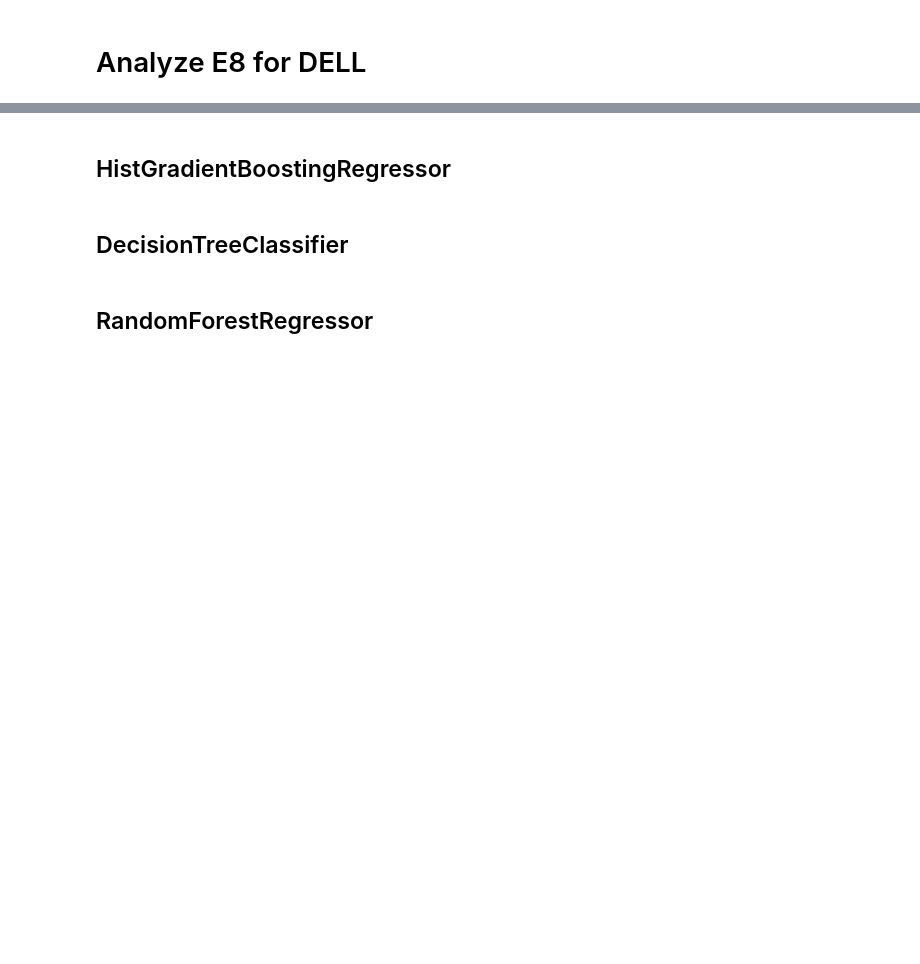
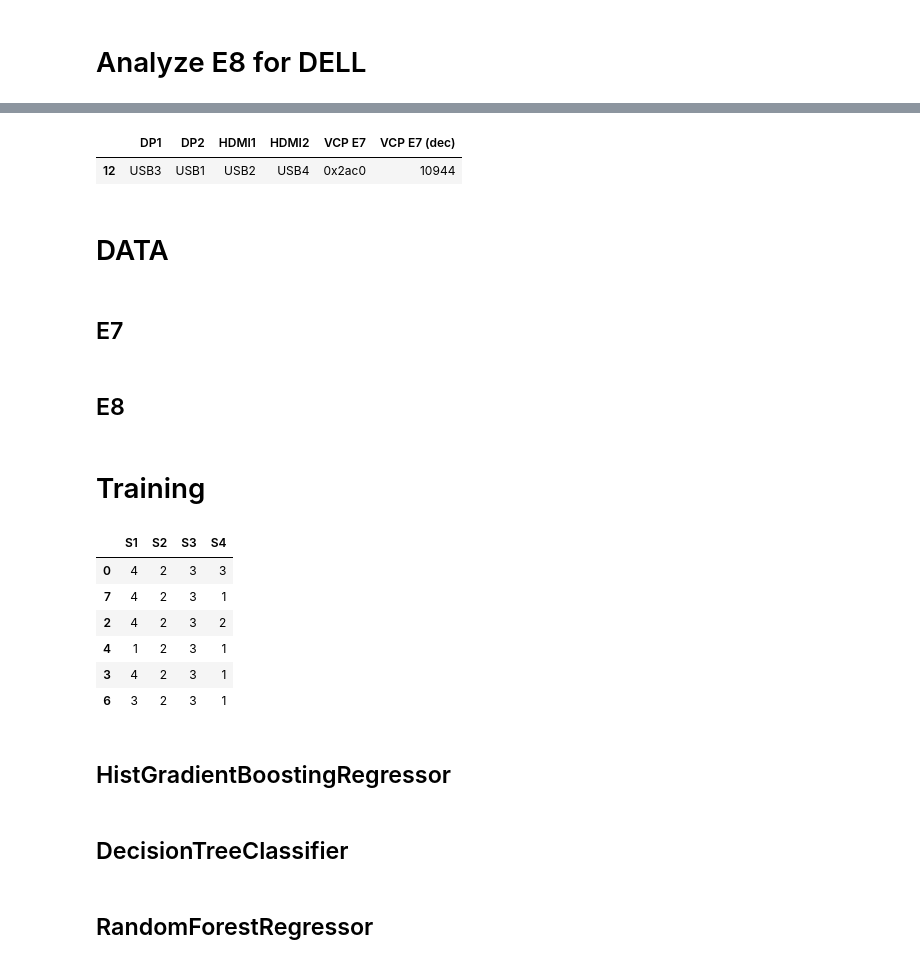
Before and after one commit to ekamil/dell-ddc-documentation, a Jupyter notebook: analyse_inputs.ipynb, the cells around one changed output, grey strips where cells are left out. Cells and saved outputs as stored; diff of their text form; code cells hidden in the pictures; blank space fills up the shorter version.

```diff
--- a/analyse_inputs.ipynb
+++ b/analyse_inputs.ipynb
@@ -138,0 +132,33 @@ filtered_df
+# %%
+import pandas as pd
+from itertools import product
+
+
+windows = set(product([s.name for s in KvmUSBIdx], repeat=4))
+windows = list(filter(lambda ws: len(set(ws)) == len(ws), windows))
+
+
+df = pd.DataFrame(windows, columns=["DP1", "DP2", "HDMI1", "HDMI2"])
+df["VCP E7"] = df.apply(
+    lambda row: hex(model_kvm_inputs_by_names(*row.values[0:4])), axis=1
+)
+df["VCP E7 (dec)"] = df.apply(lambda row: int(row["VCP E7"], base=16), axis=1)
+df.sort_values(
+    ["DP1", "DP2", "HDMI1", "HDMI2"], inplace=True, ignore_index=True
+)
+df
+
+filtered_df = df[
+    (df["DP1"] == "USB3")
+    # & (df["DP2"] == "USB2")
+    & (df["HDMI1"] == "USB2")
+    & (df["HDMI2"] == "USB4")
+]
+filtered_df
+# %% [output]
+|  | DP1 | DP2 | HDMI1 | HDMI2 | VCP E7 | VCP E7 (dec) |
+| 12 | USB3 | USB1 | USB2 | USB4 | 0x2ac0 | 10944 |
+# %% [markdown]
+# DATA
+# %% [markdown]
+## E7
@@ -139,16 +194,15 @@ filtered_df
+# %% [markdown]
+## E8
 # %%
 import pandas as pd
 import numpy as np
-#  Przygotowanie danych
-# Zastąp przykładowe dane rzeczywistymi danymi systemu
-# Każdy ręcznie wprowadzony rekord to (S1, S2, S3, S4, Output)
 
-NONE = 0
-HDMI1 = 1
-HDMI2 = 2
-DP1 = 3
-DP2 = 4
-USBC = 5
+NONE = None
+HDMI1 = Input.HDMI1
+HDMI2 = Input.HDMI2
+DP1 = Input.DP1
+DP2 = Input.DP2
+USBC = Input.USBC
 
 data = [
     (DP2, DP1, DP1, DP1, 0x3DEF),
@@ -187,3 +239,5 @@ df[["S2", "S3", "S4", "Output"]]
+# %% [markdown]
+# Training
 # %%
 from sklearn.model_selection import train_test_split
 
@@ -196,6 +250,16 @@ y = df["Output"]  # Wyjście (2 bajty)
 X_train, X_test, y_train, y_test = train_test_split(
     X, y, test_size=0.2, random_state=42
 )
+# %%
+X_train
+# %% [output]
+|  | S1 | S2 | S3 | S4 |
+| 0 | 4 | 2 | 3 | 3 |
+| 7 | 4 | 2 | 3 | 1 |
+| 2 | 4 | 2 | 3 | 2 |
+| 4 | 1 | 2 | 3 | 1 |
+| 3 | 4 | 2 | 3 | 1 |
+| 6 | 3 | 2 | 3 | 1 |
 # %% [markdown]
 ## HistGradientBoostingRegressor
 # %%
```
Also changed, not shown: parts of 23 cells of this notebook.
